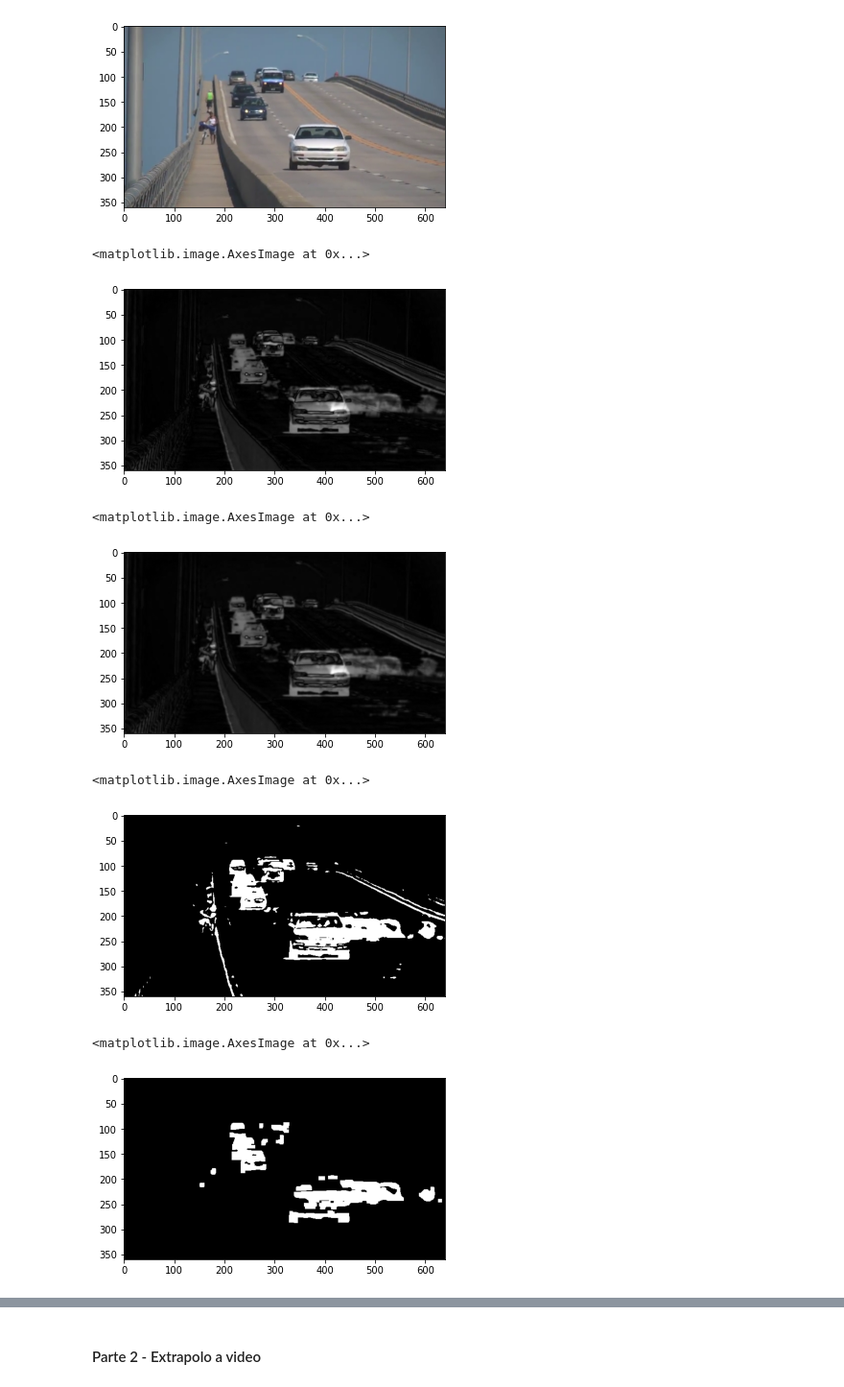
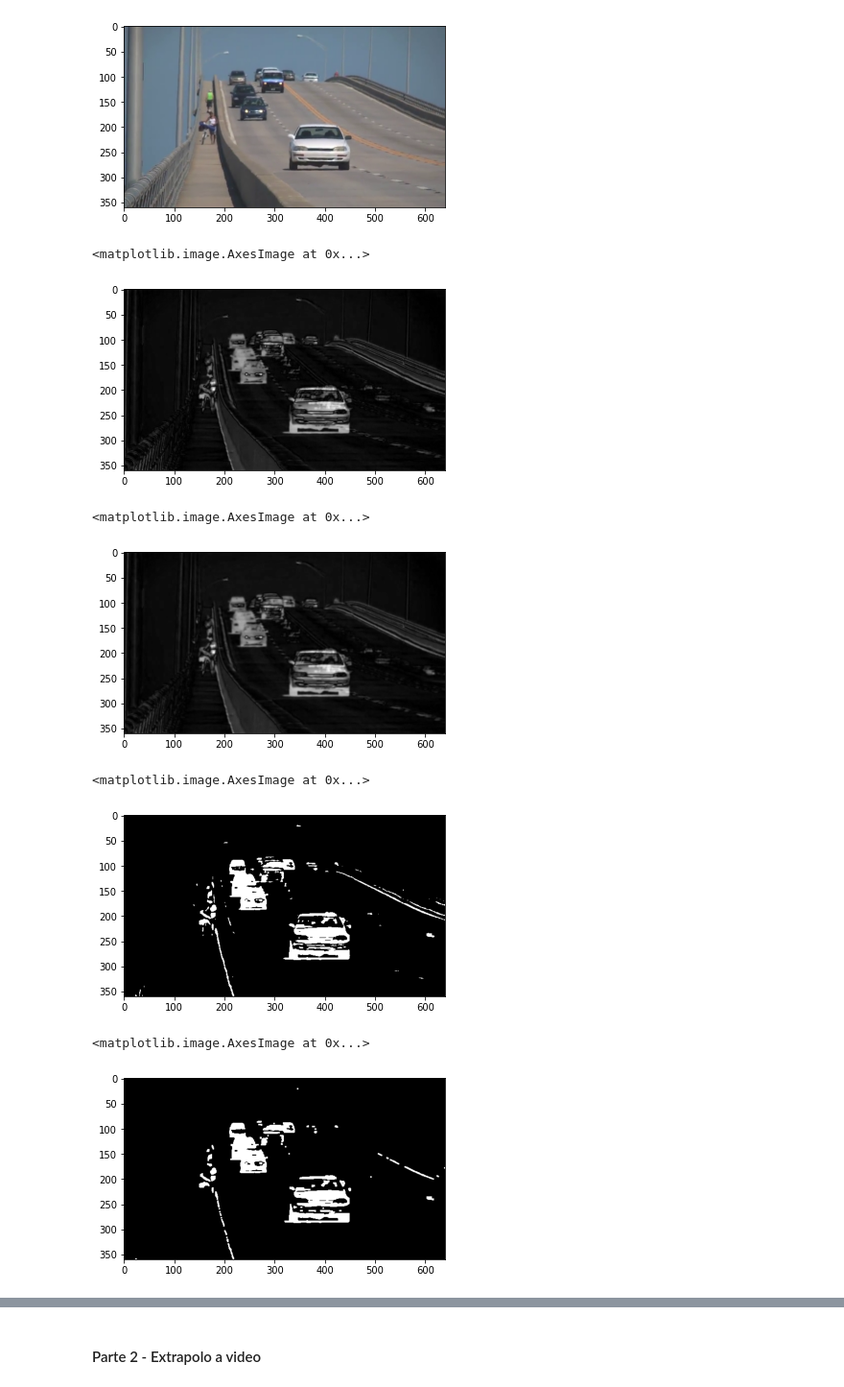
Before and after one commit to lrivela/cv1-rivela, a Jupyter notebook: tp5/tp5-rivela.ipynb, the cells around one changed output, grey strips where cells are left out. Shown at 96% size. Cells and saved outputs as stored; diff of their text form; code cells hidden in the pictures.

```diff
--- a/tp5/tp5-rivela.ipynb
+++ b/tp5/tp5-rivela.ipynb
@@ -35,7 +38,9 @@ length
 # %% [output]
 914
 # %%
-FRAMES_NUM = 25
+# Genero numeros aleatorios para luego leer los frames
+FRAMES_NUM = 30
+capture.set(cv.CAP_PROP_POS_FRAMES, 0)
 sampl = np.random.randint(low=1, high=914, size=(FRAMES_NUM,))
 sampl.shape
 # %% [output]
@@ -76,35 +88,39 @@ plt.imshow(frame_actual)
 media = cv.GaussianBlur(media, (3, 3), 0)
 frame_actual = cv.GaussianBlur(frame_actual, (3, 3), 0)
 # %%
+# Convierto ambas imagenes a escala de grises
 grayMedianFrame = cv.cvtColor(media, cv.COLOR_BGR2GRAY)
 grayFrameActual = cv.cvtColor(frame_actual, cv.COLOR_BGR2GRAY)
 
+# Hago la resta entre las imagenes
 dframe = cv.absdiff(grayFrameActual, grayMedianFrame)
 plt.imshow(dframe, cmap='gray')
 # %% [output]
 <matplotlib.image.AxesImage at 0x...>
-[figure, old version]
+[figure, new version]
 # %%
+# Aplico GaussianBlur a la resta
 dframe = cv.GaussianBlur(dframe, (3, 3), 0)
 #dframe = cv.medianBlur(dframe, 11, dframe)
 plt.imshow(dframe, cmap='gray')
 # %% [output]
 <matplotlib.image.AxesImage at 0x...>
-[figure, old version]
+[figure, new version]
 # %%
+# Binarizo utilizando Otsu
 th, dframe = cv.threshold(dframe, 30, 255, cv.THRESH_BINARY | cv.THRESH_OTSU)
 plt.imshow(dframe, cmap='gray')
 # %% [output]
 <matplotlib.image.AxesImage at 0x...>
-[figure, old version]
+[figure, new version]
 # %%
 # Creamos un elemento estructurante y aplicamos operaciones morfologicas
 kernel1 = np.ones((3,3),np.uint8)
-opening = cv.morphologyEx(dframe, cv.MORPH_OPEN, kernel1, iterations = 3)
+opening = cv.morphologyEx(dframe, cv.MORPH_OPEN, kernel1, iterations = 1)
 plt.imshow(opening, cmap='gray')
 # %% [output]
 <matplotlib.image.AxesImage at 0x...>
-[figure, old version]
+[figure, new version]
 # %%
 cnts, _ = cv.findContours(opening.copy(), cv.RETR_EXTERNAL,cv.CHAIN_APPROX_SIMPLE)
 for cnt in cnts:
```
Also changed, not shown: parts of 27 cells of this notebook, 2 other files.
